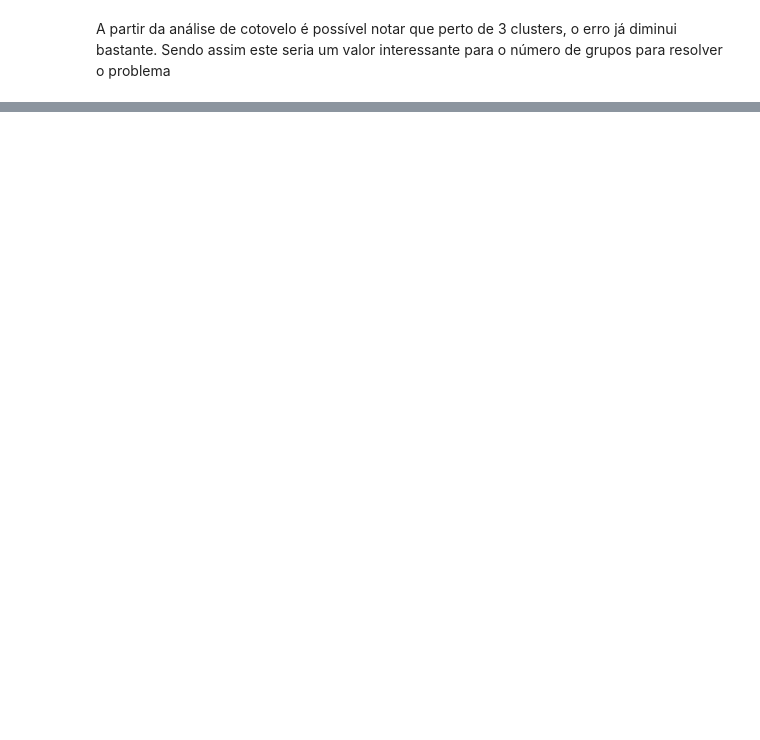
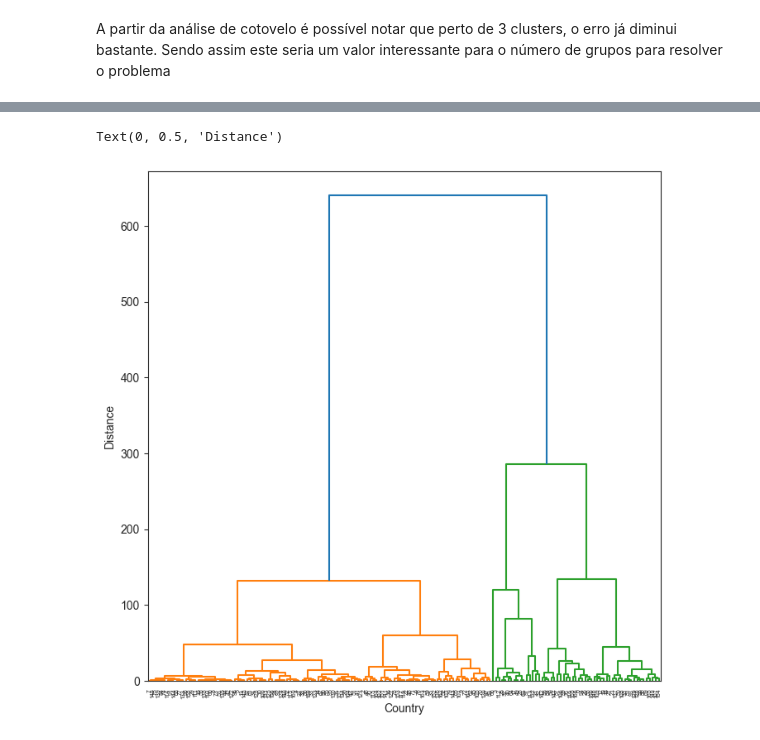
Before and after one commit to GaabrielDiasL/TrabalhoPOS_2, a Jupyter notebook: analise.ipynb, the cells around one changed output, grey strips where cells are left out. Cells and saved outputs as stored; diff of their text form; code cells hidden in the pictures; blank space fills up the shorter version.

```diff
--- a/analise.ipynb
+++ b/analise.ipynb
@@ -142,0 +211,11 @@ Calculando a distância euclidiana entre os países
+# %%
+fig, ax = plt.subplots(figsize=(8, 8))
+
+linkage = sch.linkage(data, method="ward")
+
+dend = sch.dendrogram(linkage, get_leaves=True)
+plt.xlabel("Country")
+plt.ylabel("Distance")
+# %% [output]
+Text(0, 0.5, 'Distance')
+[figure, added]
```
Also changed, not shown: parts of 25 cells of this notebook.
